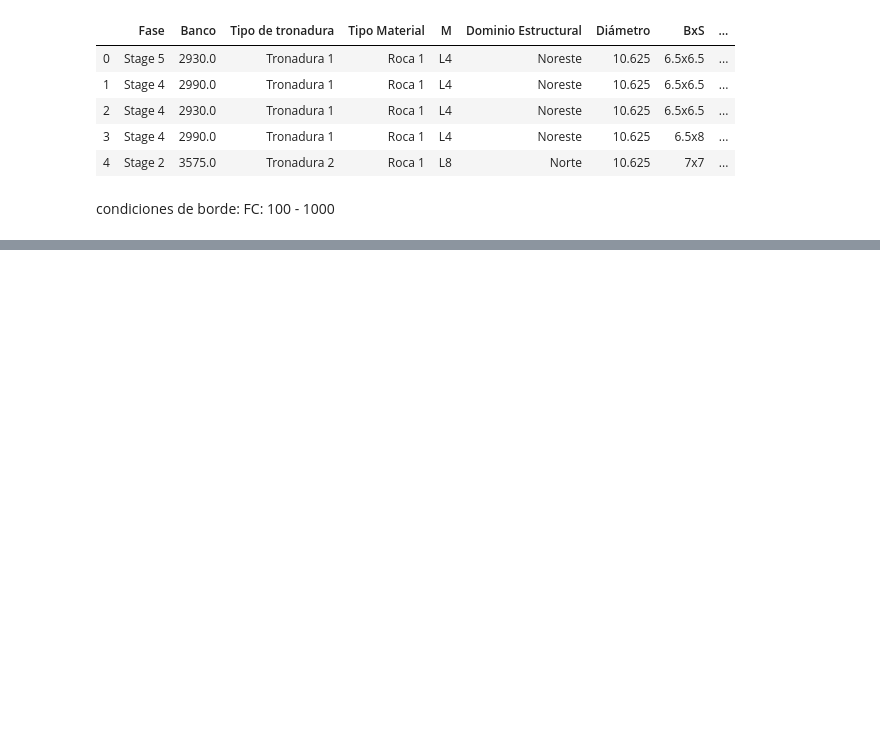
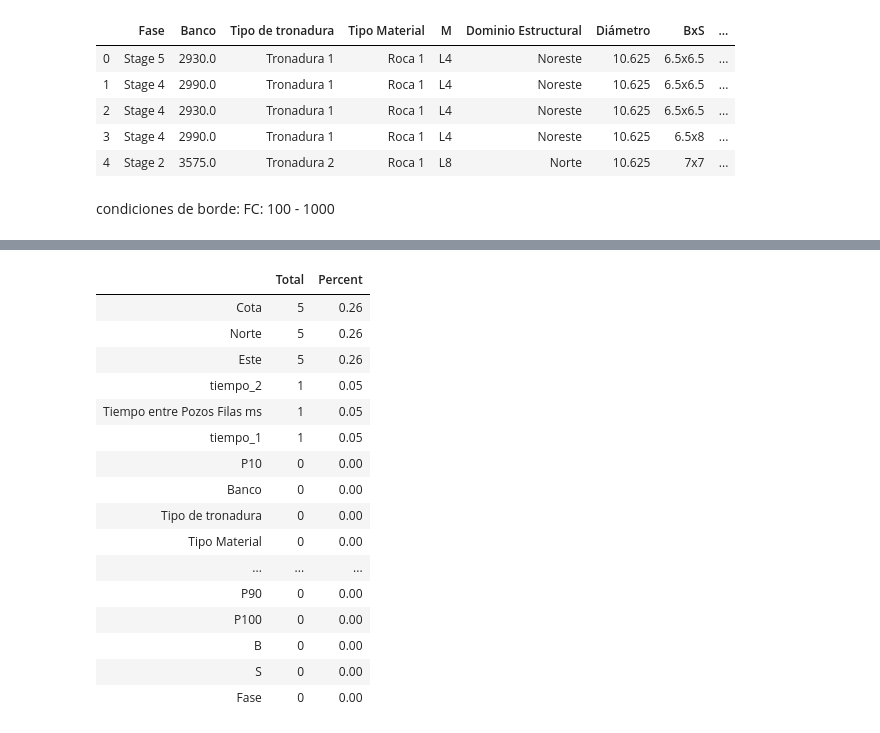
Before and after one commit to bldr1862/enaex-hackaton, a Jupyter notebook: research_felipin.ipynb, the cells around one changed output, grey strips where cells are left out. Drawn from its saved outputs; the diff is of its cells as text; code cells hidden in the pictures; blank space fills up the shorter version.

```diff
--- a/research_felipin.ipynb
+++ b/research_felipin.ipynb
@@ -32,0 +44,26 @@ for i in range(0,10):
+# %%
+ #Porcentaje de datos vacios
+def missing_data(df):
+    total = df.isnull().sum().sort_values(ascending=False)
+    percent = round((df.isnull().sum()/df.isnull().count()*100).sort_values(ascending=False),2)
+    missing_data = pd.concat([total, percent], axis=1, keys=['Total', 'Percent'])
+    return missing_data
+missing_data(data)
+# %% [output]
+|  | Total | Percent |
+| Cota | 5 | 0.26 |
+| Norte | 5 | 0.26 |
+| Este | 5 | 0.26 |
+| tiempo_2 | 1 | 0.05 |
+| Tiempo entre Pozos Filas ms | 1 | 0.05 |
+| tiempo_1 | 1 | 0.05 |
+| P10 | 0 | 0.00 |
+| Banco | 0 | 0.00 |
+| Tipo de tronadura | 0 | 0.00 |
+| Tipo Material | 0 | 0.00 |
+| ... | ... | ... |
+| P90 | 0 | 0.00 |
+| P100 | 0 | 0.00 |
+| B | 0 | 0.00 |
+| S | 0 | 0.00 |
+| Fase | 0 | 0.00 |
```
Also changed, not shown: parts of 2 cells of this notebook.
